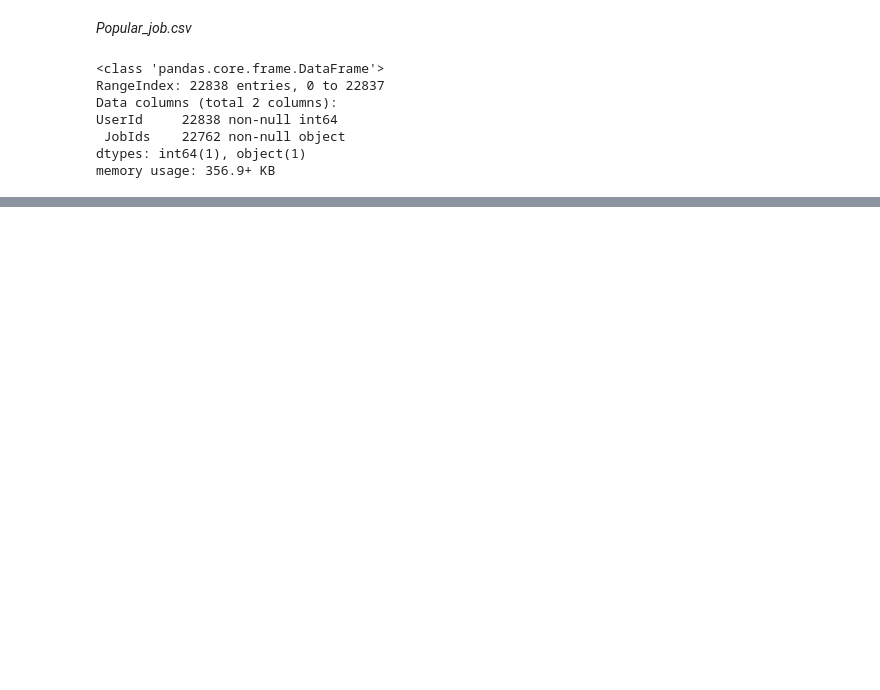
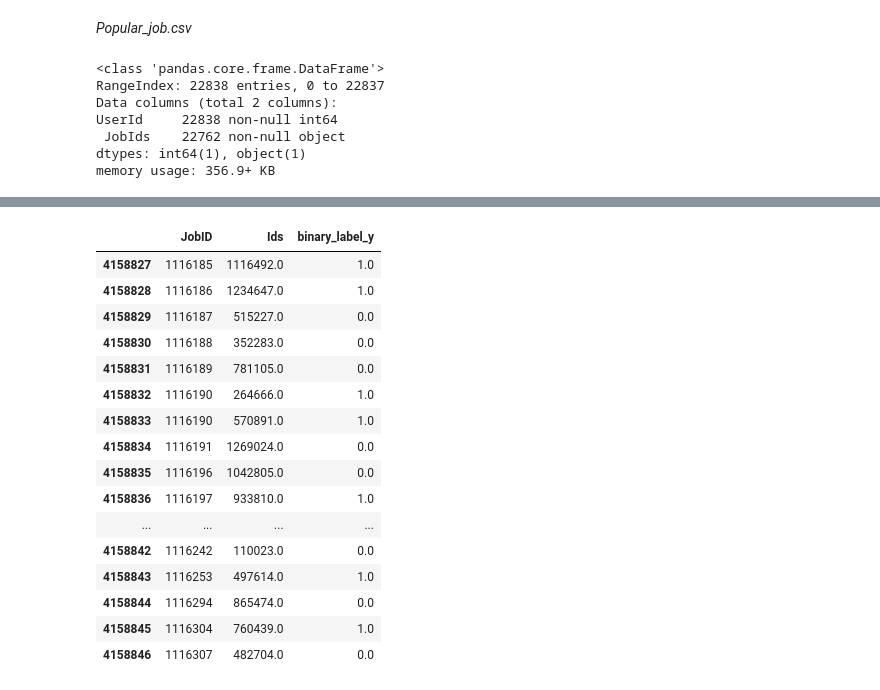
Before and after one commit to KienHVu/Projects, a Jupyter notebook: YSO_1.ipynb, the cells around one changed output, grey strips where cells are left out. Cells and saved outputs as stored; diff of their text form; code cells hidden in the pictures; blank space fills up the shorter version.

```diff
--- a/YSO_1.ipynb
+++ b/YSO_1.ipynb
@@ -164,0 +308,2 @@ popular_job.head()
+# %%
+combined_test =  combined_test.drop('binary_label_x', axis=1)
@@ -164,0 +319,2 @@ popular_job.head()
+# %%
+combined_test['binary_label_y'].fillna(0,inplace=True)
@@ -164,0 +343,26 @@ popular_job.head()
+# %%
+# select random ID to fill in the null Ids
+import random
+np.random.seed(42)
+id_list = df_applied.Ids.values.tolist()
+combined_test['Ids'] =  combined_test['Ids'].fillna(pd.Series(np.random.choice(id_list,len(combined_test.index))))
+# %%
+combined_test.tail(20)
+# %% [output]
+|  | JobID | Ids | binary_label_y |
+| 4158827 | 1116185 | 1116492.0 | 1.0 |
+| 4158828 | 1116186 | 1234647.0 | 1.0 |
+| 4158829 | 1116187 | 515227.0 | 0.0 |
+| 4158830 | 1116188 | 352283.0 | 0.0 |
+| 4158831 | 1116189 | 781105.0 | 0.0 |
+| 4158832 | 1116190 | 264666.0 | 1.0 |
+| 4158833 | 1116190 | 570891.0 | 1.0 |
+| 4158834 | 1116191 | 1269024.0 | 0.0 |
+| 4158835 | 1116196 | 1042805.0 | 0.0 |
+| 4158836 | 1116197 | 933810.0 | 1.0 |
+| ... | ... | ... | ... |
+| 4158842 | 1116242 | 110023.0 | 0.0 |
+| 4158843 | 1116253 | 497614.0 | 1.0 |
+| 4158844 | 1116294 | 865474.0 | 0.0 |
+| 4158845 | 1116304 | 760439.0 | 1.0 |
+| 4158846 | 1116307 | 482704.0 | 0.0 |
```
Also changed, not shown: parts of 81 cells of this notebook.
